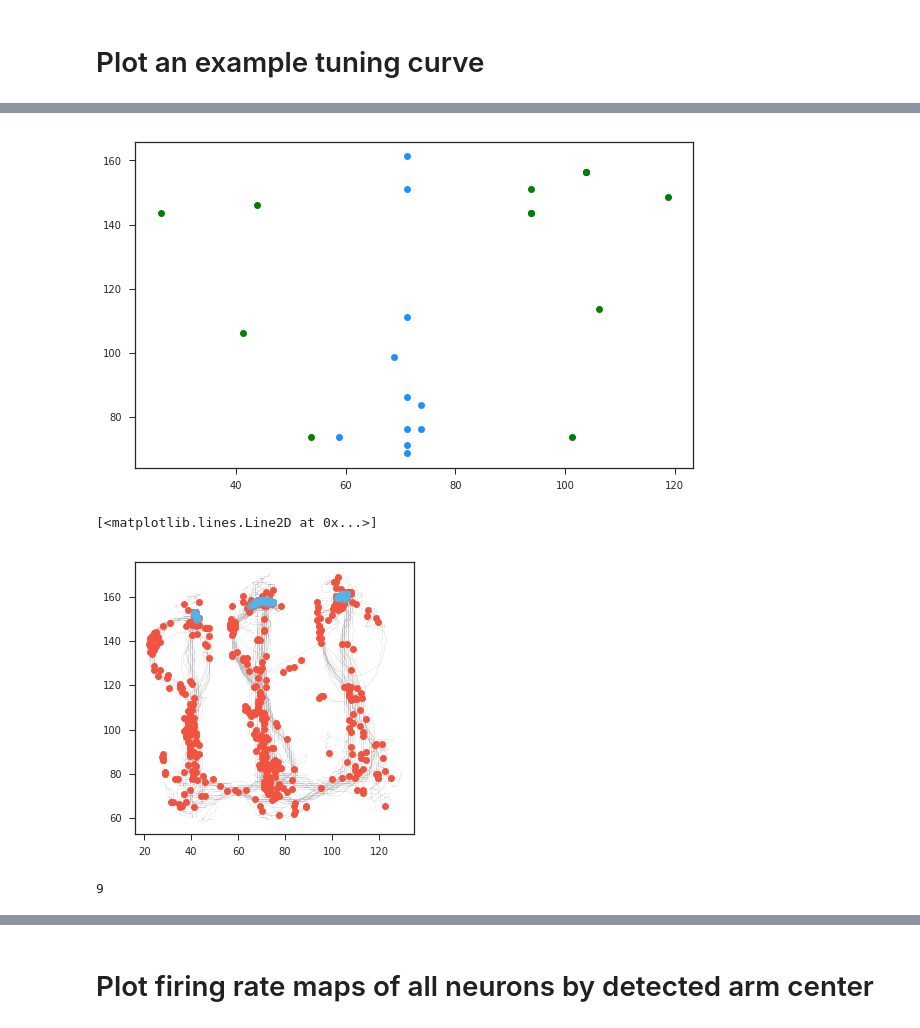
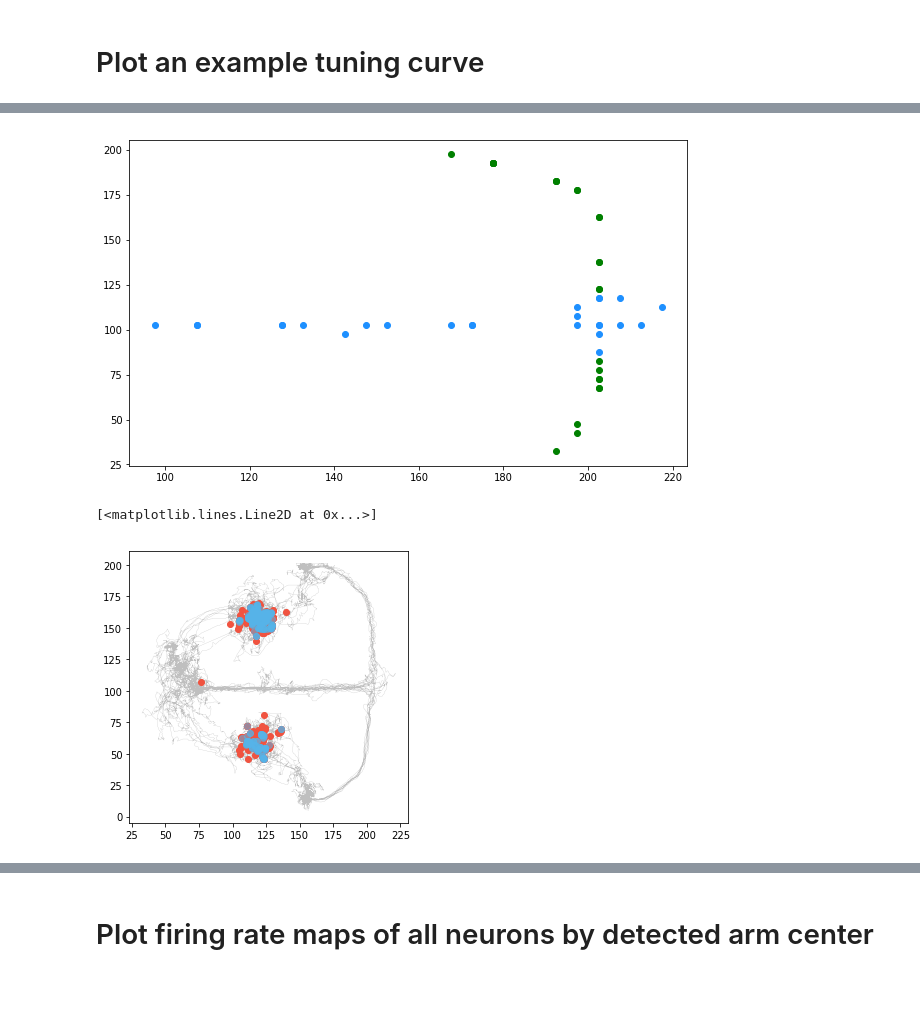
Before and after one commit to ckemere/RippleStickiness, a Jupyter notebook: Ripple-Bias-Moti-T.ipynb, the cells around one changed output, grey strips where cells are left out. Saved outputs shown, nothing was run; the diff lists cells and outputs as text; code cells hidden in the pictures; blank space fills up the shorter version.

```diff
--- a/Ripple-Bias-Moti-T.ipynb
+++ b/Ripple-Bias-Moti-T.ipynb
@@ -71,6 +71,7 @@ for anim, animdata in data.items():
             warnings.simplefilter("ignore")
             run_epochs = nel.utils.get_run_epochs(speed, v1=8, v2=3) # original choice
             run_epochs = pos.support.intersect(run_epochs)
+            run_epochs = run_epochs.intersect(daydata['trial_iv'])
 
         st_run = S[run_epochs]
 
@@ -114,6 +115,7 @@ pos = data[anim][day]['pos']
 speed = nel.utils.dxdt_AnalogSignalArray(pos, smooth=True, sigma=sigma_500ms)
 run_epochs = nel.utils.get_run_epochs(speed, v1=8, v2=3) # original choice
 run_epochs = pos.support.intersect(run_epochs)
+run_epochs = run_epochs.intersect(daydata['trial_iv'])
 runpos = pos[run_epochs]
 
 
@@ -135,4 +137 @@ ax.plot(xspks, yspks, 'o', color=npl.colors.sweet.blue, alpha=0.5)
-# %%
-jar = nel.load_pkl('NovelCenterBounds.nel')
-NovelCenterBounds = jar.NovelCenterBounds
 # %%
@@ -193,19 +182,0 @@ for day, daydata in data[anim].items():
-# %%
-import nelpy.plotting as npl
-# Set default figure aesthetics
-npl.setup(font_scale=1)
-
-post_sleep_epochs = [ep+1 for ep in epochs]
-inter_swr_intervals = []
-for day, swr_eps in SWREpochs[anim].items():
-    for ep in post_sleep_epochs:
-        post_sleep_swr = swr_eps.intersect(pos.support[ep])
-        swrtimes = post_sleep_swr.centers
-        inter_swr_intervals.append(np.diff(swrtimes))
-
-inter_swr_intervals = np.hstack(inter_swr_intervals)
-print(inter_swr_intervals.shape)
-with npl.FigureManager(show=True, figsize=(10, 6)) as (fig, ax):
-    ax.hist(np.log(inter_swr_intervals),bins=100);
-    ax.set_xticks(np.log([0.01,0.03,0.1,0.3,1,3,10,30,100]))
-    ax.set_xticklabels(np.exp(ax.get_xticks()).astype('|U4'))
@@ -219,9 +187,11 @@ with npl.FigureManager(show=True, figsize=(10, 6)) as (fig, ax):
     p = np.array(PFCenters[anim][day],dtype=int)
     pfcenters = np.vstack((tc.xbin_centers[p[:,3]], tc.ybin_centers[p[:,2]])).T
 
-    # Find left and right arm PFs
-    left = (np.cross(pfcenters-CenterBounds[0],CenterBounds[5]-CenterBounds[0]) < 0)
-    right = (np.cross(pfcenters-CenterBounds[2],CenterBounds[3]-CenterBounds[2]) > 0)
+    # Find left and right arm PFs using shapely
+    left_box = box(*daydata['LeftArmRect'])
+    right_box = box(*daydata['RightArmRect'])
+    left = [left_box.contains(Point(p)) for p in pfcenters]
+    right = [right_box.contains(Point(p)) for p in pfcenters]
     center = np.logical_and(np.logical_not(left), np.logical_not(right))
 
     left = np.logical_and(left, maxrate > 2)
@@ -233,36 +203,32 @@ with npl.FigureManager(show=True, figsize=(10, 6)) as (fig, ax):
     ax.plot(pfcenters[right,0], pfcenters[right,1],'o',c='green')
     ax.plot(pfcenters[center,0], pfcenters[center,1],'o',c='dodgerblue')
 # %% [output]
-[figure, old version]
+[figure, new version]
 # %%
 fig, ax = plt.subplots(1,1,figsize=(5,5))
-swr_eps = SWREpochs[anim][day]
+swr_eps = data[anim][day]['event-candidates']
 #for ep in epochs:
 pos = data[anim][day]['pos']
-speed = nel.utils.dxdt_AnalogSignalArray(pos[epochs,:], smooth=True, sigma=sigma_500ms)
+speed = nel.utils.dxdt_AnalogSignalArray(pos, smooth=True, sigma=sigma_500ms)
 
 not_still_epochs = nel.utils.get_run_epochs(speed, v1=8, v2=3) # bound epochs down to 1 cm/s
-still_epochs = pos[epochs,:].support.intersect(not_still_epochs.complement())
-still_pos = pos[epochs,:].support.intersect(still_epochs)
+still_epochs = pos.support.intersect(not_still_epochs.complement())
+still_pos = pos.support.intersect(still_epochs)
 
-all_swr = swr_eps.intersect(pos[epochs,:].support)
+all_swr = swr_eps.intersect(pos.support)
 allswrtimes = all_swr.centers
 still_swr = swr_eps.intersect(still_epochs)
 stillswrtimes = still_swr.centers
 
-posx, posy = pos[epochs,:].asarray().yvals
+posx, posy = pos.asarray().yvals
 ax.plot(posx, posy, lw=0.25, color='gray', alpha=0.5)
 xswr, yswr = pos.asarray(at=allswrtimes).yvals
 ax.plot(xswr, yswr, 'o', color=npl.colors.sweet.red)
 xswr1, yswr1 = pos.asarray(at=stillswrtimes).yvals
 ax.plot(xswr1, yswr1, 'o', color=npl.colors.sweet.blue, alpha=0.5)
 # %% [output]
 [<matplotlib.lines.Line2D at 0x...>]
-[figure, old version]
+[figure, new version]
-# %%
-day
-# %% [output]
-9
 # %%
 import pandas as pd
 
```
Also changed, not shown: parts of 55 cells of this notebook, 1 other file.
